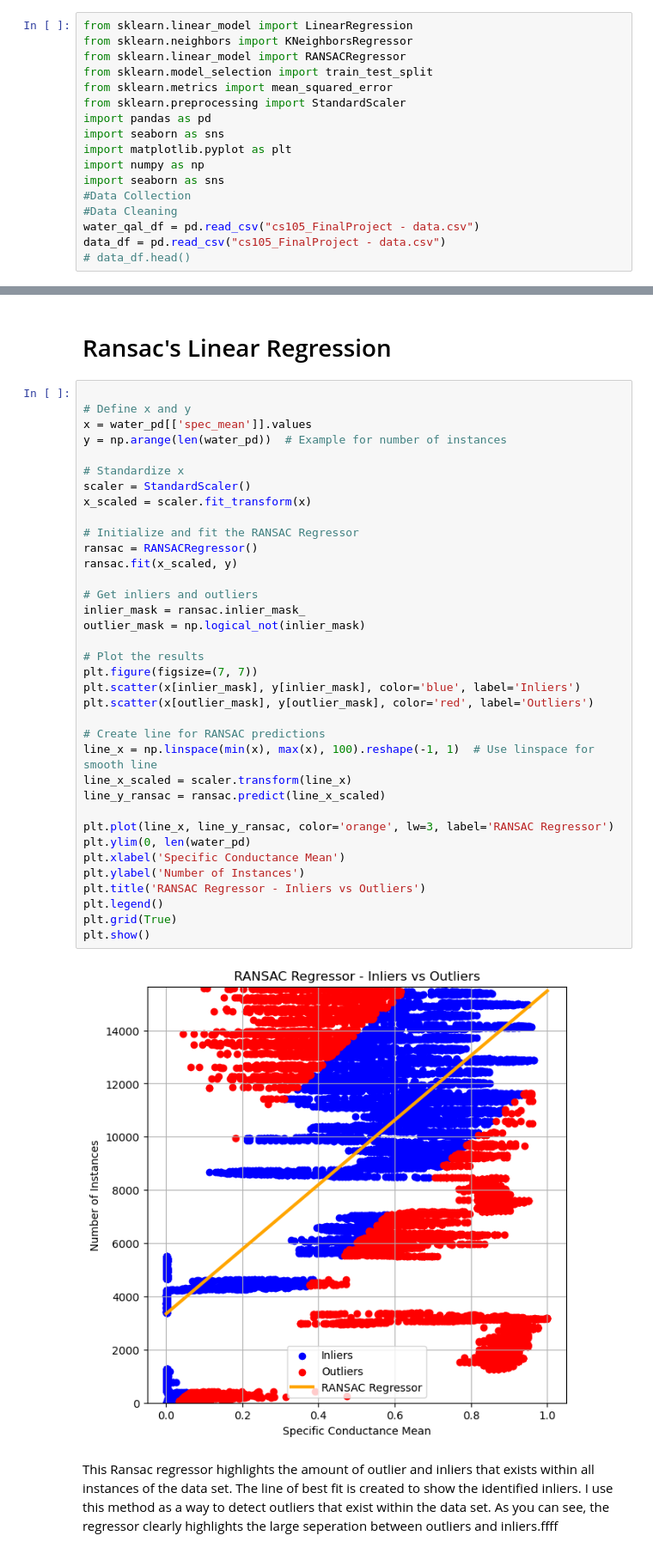
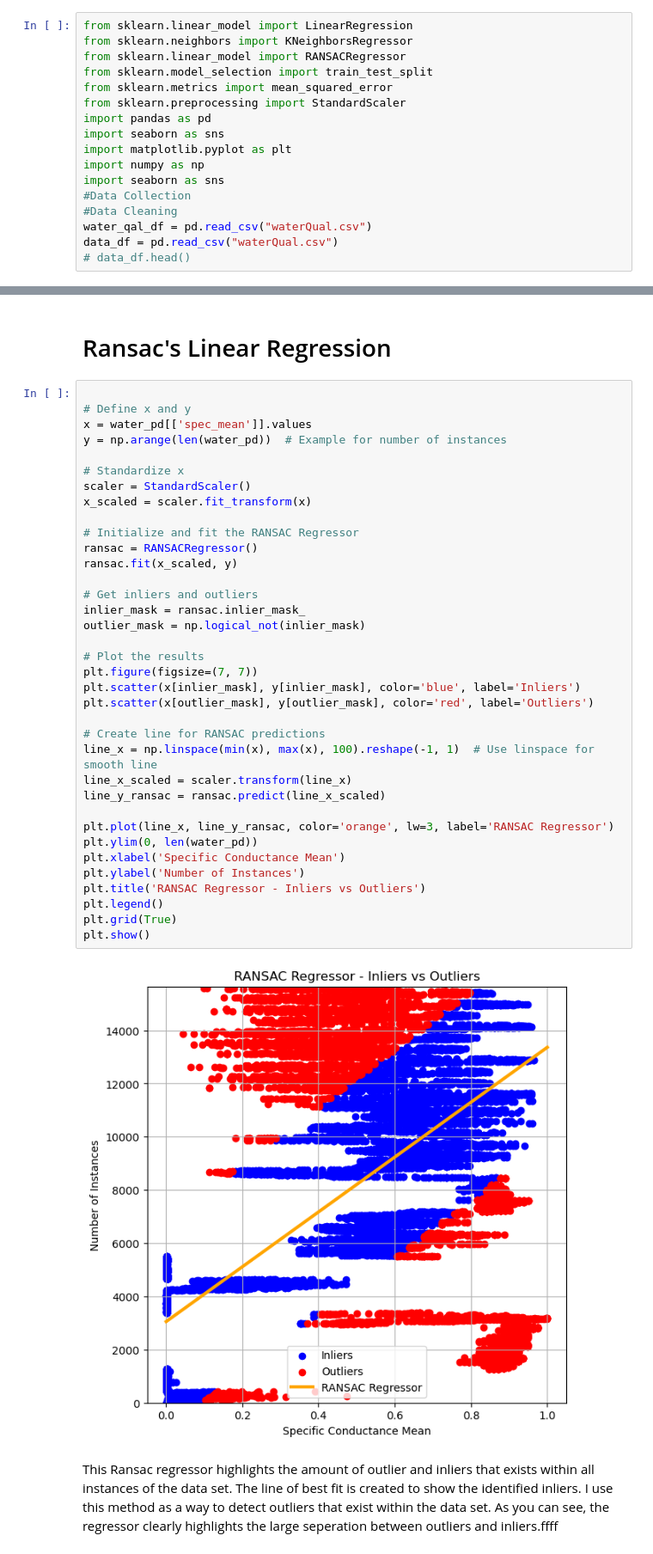
Before and after one commit to ShawnHwang1/Water-Analysis-, a Jupyter notebook: Water_Quality.ipynb, the cells around one changed output, grey strips where cells are left out. Shown at 86% size. Cells and saved outputs as stored; diff of their text form.

Commit message:
Updated Water Quality

```diff
--- a/Water_Quality.ipynb
+++ b/Water_Quality.ipynb
@@ -25,8 +25,8 @@ import numpy as np
 import seaborn as sns
 #Data Collection
 #Data Cleaning
-water_qal_df = pd.read_csv("cs105_FinalProject - data.csv")
-data_df = pd.read_csv("cs105_FinalProject - data.csv")
+water_qal_df = pd.read_csv("waterQual.csv")
+data_df = pd.read_csv("waterQual.csv")
 # data_df.head()
 # %% [markdown]
 ## File Cleaning and Processing
@@ -397,35 +397,35 @@ y = np.arange(len(water_pd))  # Example for number of instances
 # Standardize x
 scaler = StandardScaler()
 x_scaled = scaler.fit_transform(x)
 
 # Initialize and fit the RANSAC Regressor
 ransac = RANSACRegressor()
 ransac.fit(x_scaled, y)
 
 # Get inliers and outliers
 inlier_mask = ransac.inlier_mask_
 outlier_mask = np.logical_not(inlier_mask)
 
 # Plot the results
 plt.figure(figsize=(7, 7))
 plt.scatter(x[inlier_mask], y[inlier_mask], color='blue', label='Inliers')
 plt.scatter(x[outlier_mask], y[outlier_mask], color='red', label='Outliers')
 
 # Create line for RANSAC predictions
 line_x = np.linspace(min(x), max(x), 100).reshape(-1, 1)  # Use linspace for smooth line
 line_x_scaled = scaler.transform(line_x)
 line_y_ransac = ransac.predict(line_x_scaled)
 
 plt.plot(line_x, line_y_ransac, color='orange', lw=3, label='RANSAC Regressor')
-plt.ylim(0, len(water_pd)
+plt.ylim(0, len(water_pd))
 plt.xlabel('Specific Conductance Mean')
 plt.ylabel('Number of Instances')
 plt.title('RANSAC Regressor - Inliers vs Outliers')
 plt.legend()
 plt.grid(True)
 plt.show()
 # %% [output]
-[figure, old version]
+[figure, new version]
 # %% [markdown]
 This Ransac regressor highlights the amount of outlier and inliers that exists within all instances of the data set. The line of best fit is created to show the identified inliers. I use this method as a way to detect outliers that exist within the data set. As you can see, the regressor clearly highlights the large seperation between outliers and inliers.ffff
 # %% [markdown]
```
Also changed, not shown: parts of 1 cell of this notebook.
